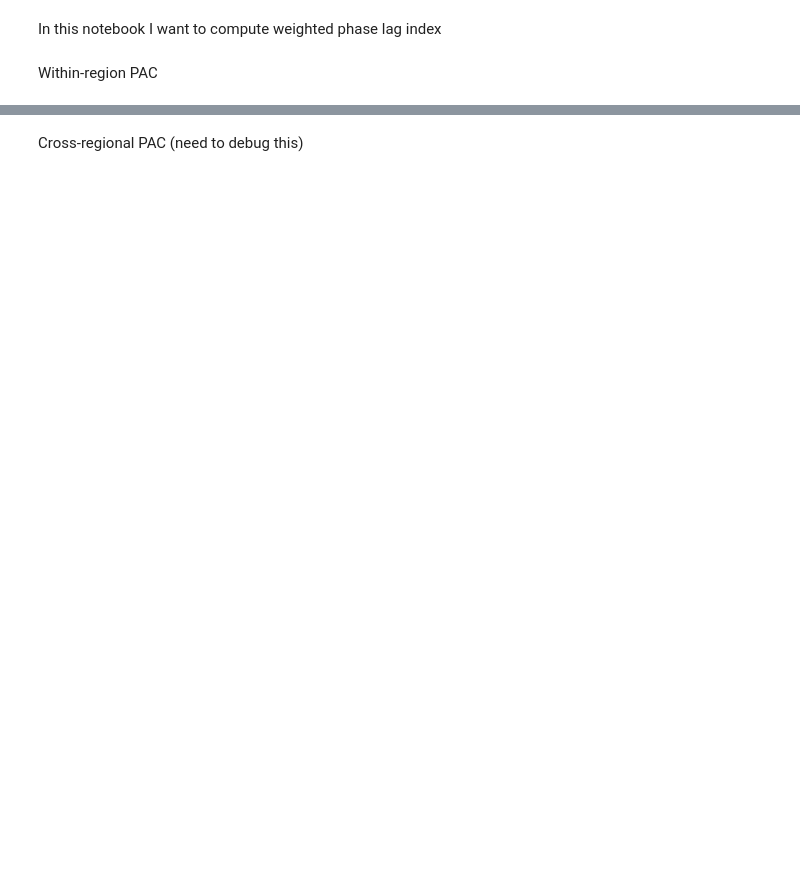
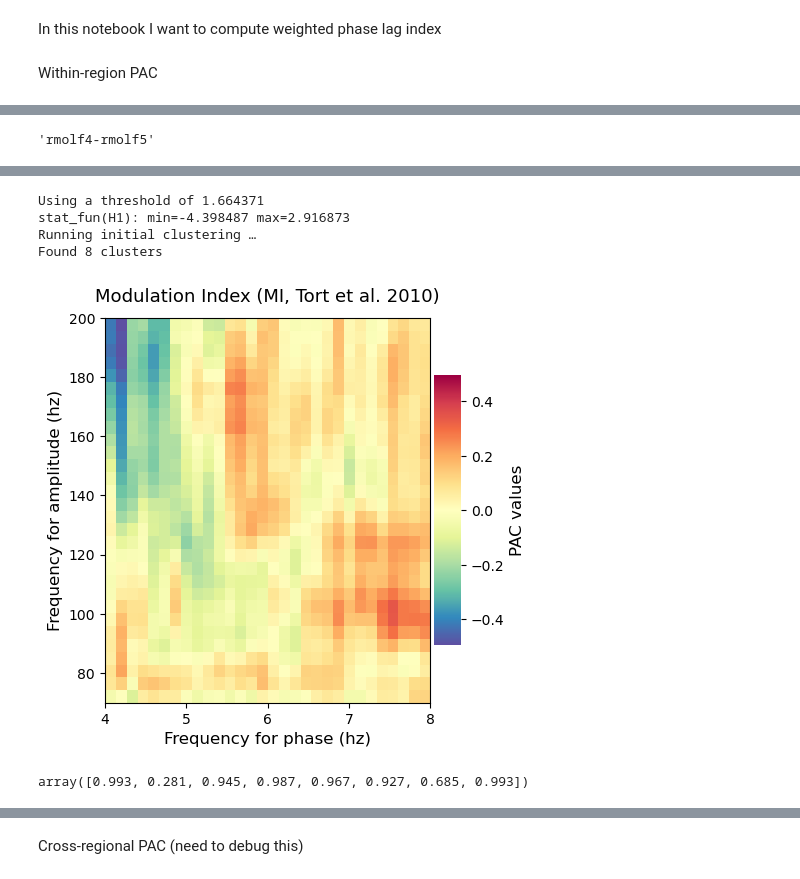
Before and after one commit to seqasim/MemoryBandit_EMU, a Jupyter notebook: Notebooks/MemoryBandit-PAC.ipynb, the cells around one changed output, grey strips where cells are left out. Drawn from its saved outputs; the diff is of its cells as text; code cells hidden in the pictures; blank space fills up the shorter version.

```diff
--- a/Notebooks/MemoryBandit-PAC.ipynb
+++ b/Notebooks/MemoryBandit-PAC.ipynb
@@ -89,7 +89,7 @@ for i in analysis_evs:
 # From Bahramsharif 2013
 # get where phase frequencies start / finish / number
 phase_frequency = 'theta'
-f_pha_start, f_pha_end = 2, 8
+f_pha_start, f_pha_end = 4, 8
 f_pha_nb = 30
 f_pha_mid = np.linspace(f_pha_start, f_pha_end, f_pha_nb)
 f_pha = np.c_[f_pha_mid - f_pha_mid / 4., f_pha_mid + f_pha_mid / 4.]
@@ -107,9 +107,9 @@ base_dir = '/sc/arion'
 save_dir_plots = '/sc/arion/work/qasims01/MemoryBanditData/EMU/plots'
 save_dir_data = '/sc/arion/work/qasims01/MemoryBanditData/EMU/dataframes'
 #
-n_perm = 100  # number of permutations
+n_perm = 250  # number of permutations
 # define the Pac object (gaussian-copula PAC)
-p = Pac(idpac=(6, 2, 0), f_pha=f_pha, f_amp=f_amp, dcomplex='wavelet')
+p = Pac(idpac=(2, 2, 0), f_pha=f_pha, f_amp=f_amp, dcomplex='wavelet')
 
 day = 'Day1'
 
@@ -128,7 +128,7 @@ for roi in ['OFC']:
 
         elec_df = pd.read_csv(f'{base_dir}/projects/guLab/Salman/EphysAnalyses/{subj_id}/Day1_reref_elec_df')
 
-        buf_ms = 1350 # special case (10/17) - I want to isolate a  specific window in the OFC
+        buf_ms = 1000 #
         edges = buf_ms * (epochs_reref.info['sfreq']/1000)
 
         # compute true pac and surrogates
@@ -160,6 +160,9 @@ for roi in ['OFC']:
 
                 # Save out the z_scored pac so I can do individual analysis on it
                 np.save(f'{save_dir_data}/{subj_id}_{roi}_{ch_name}_pac', z_scored_pac)
+
+                # such as: t_obs, clusters, cluster_p_values, h0 = permutation_cluster_1samp_test(np.moveaxis(z_scored_pac, -1, 0),
+                                                                       # n_permutations=1000, n_jobs=-1, tail=1)
 
                 # average the z-scores across phae and frequency amplitudes
 
@@ -208,0 +361,15 @@ for roi in ['OFC']:
+# %%
+ch_name
+# %% [output]
+'rmolf4-rmolf5'
+# %%
+# p.comodulogram(z_scored_pac, title=str(p), cmap='Spectral_r')
+
+f = plt.figure(figsize=(11, 5))
+plt.subplot(121)
+p.comodulogram(z_scored_pac, title=str(p), cmap='Spectral_r')
+
+
+t_obs, clusters, cluster_p_values, h0 = permutation_cluster_1samp_test(np.moveaxis(z_scored_pac, -1, 0),
+                                                                       n_permutations=1000, n_jobs=-1, tail=1)
+# %% [output]
@@ -209 +377,10 @@ for roi in ['OFC']:
+Using a threshold of 1.664371
+stat_fun(H1): min=-4.398487 max=2.916873
+Running initial clustering …
+Found 8 clusters
+[figure, added]
+# %%
+cluster_p_values
+# %% [output]
+array([0.993, 0.281, 0.945, 0.987, 0.967, 0.927, 0.685, 0.993])
 # %%
```
Also changed, not shown: parts of 17 cells of this notebook, 3 other files.
